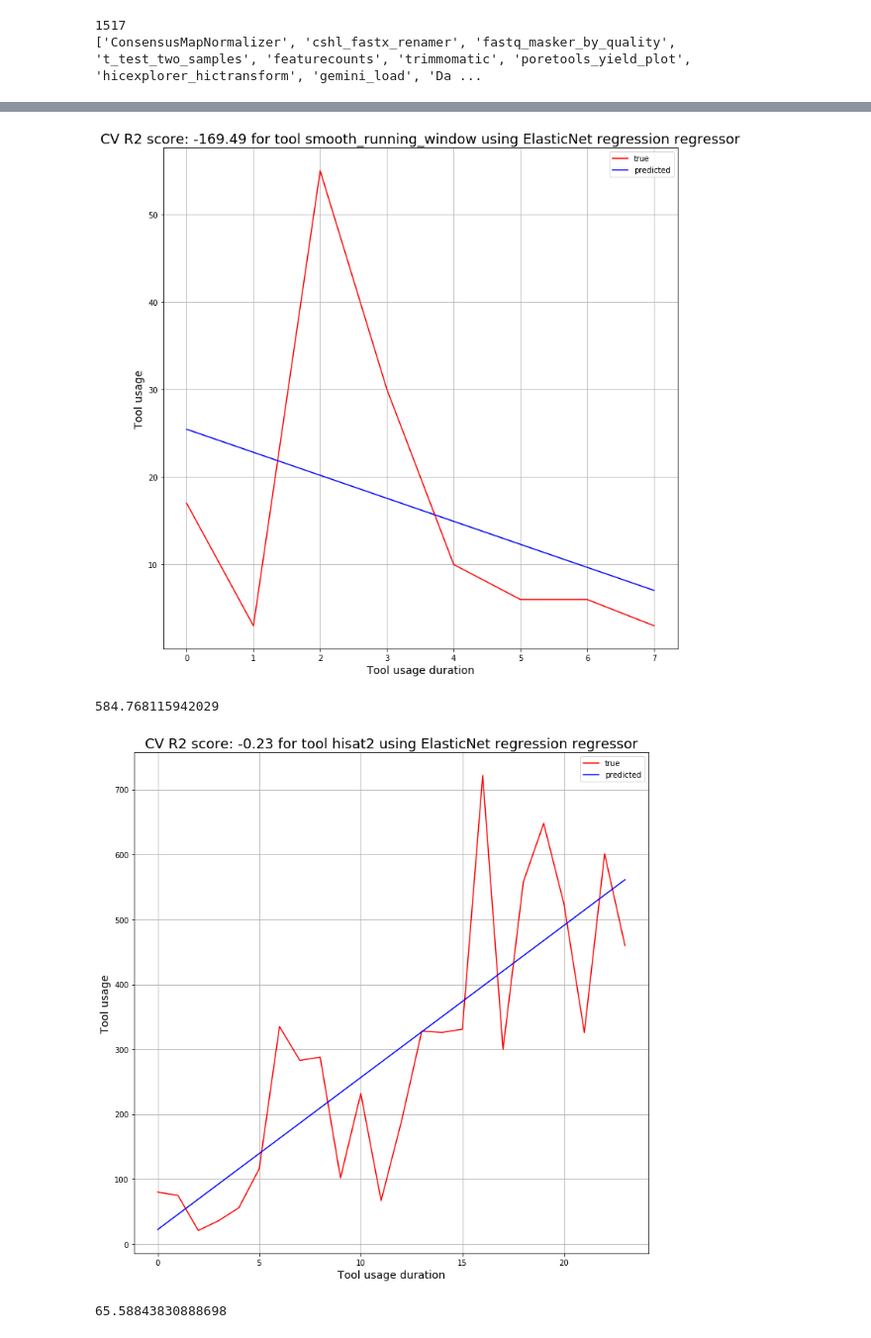
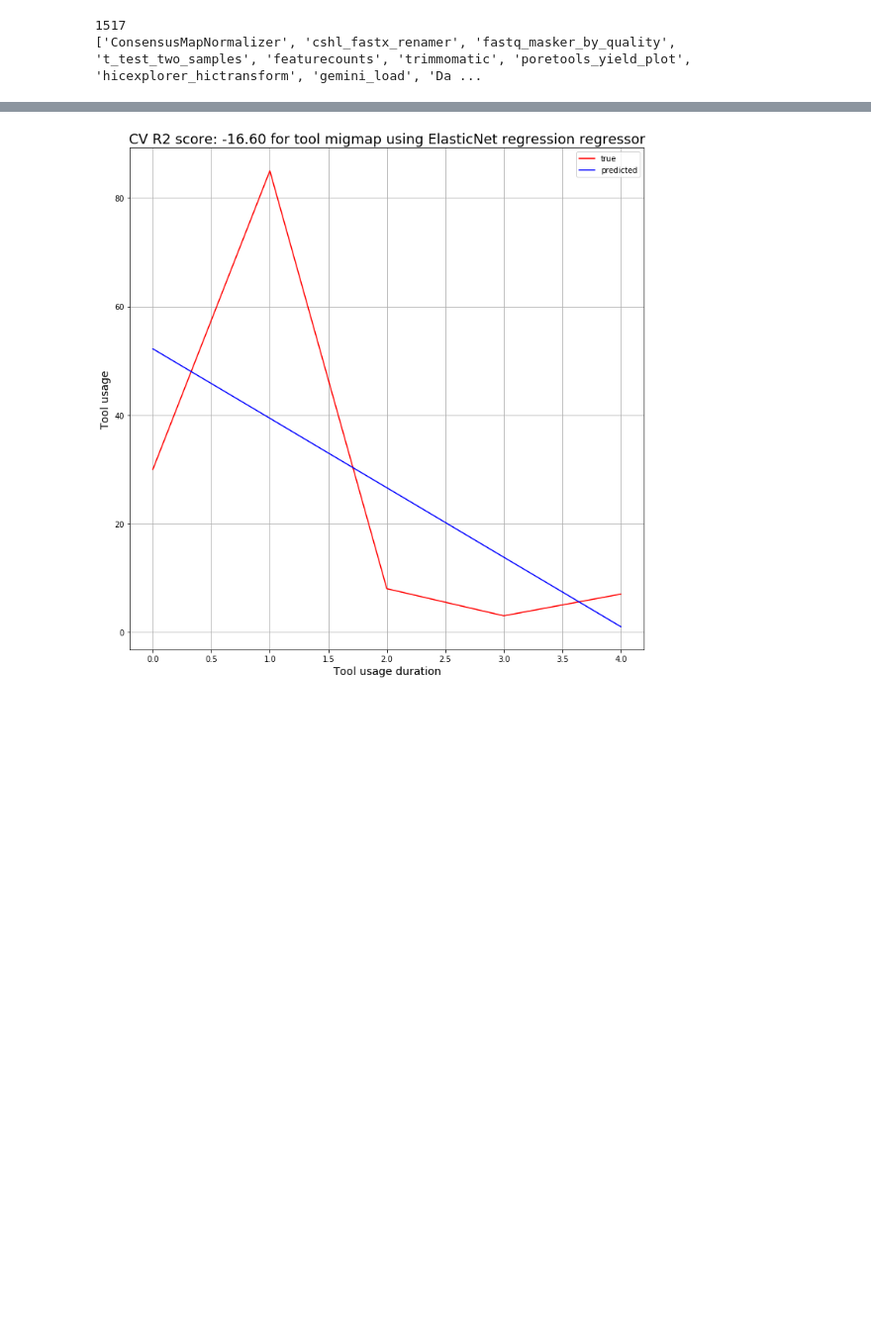
Before and after one commit to anuprulez/similar_galaxy_workflow, a Jupyter notebook: predict_tool_usage.ipynb, the cells around one changed output, grey strips where cells are left out. Shown: that part at 99% size. Drawn from its saved outputs; the diff is of its cells as text; code cells hidden in the pictures; blank space fills up the shorter version.

```diff
--- a/predict_tool_usage.ipynb
+++ b/predict_tool_usage.ipynb
@@ -118,7 +118,7 @@ def plot_hist(tool_name):
     x_val = list(reversed(x_val))
     y_val = list(reversed(y_val))
 
-    '''plt.figure(figsize=(12, 12))
+    plt.figure(figsize=(12, 12))
     x_pos = np.arange(len(x_val))
     plt.plot(x_pos, y_val, 'ro')
     plt.xlabel('Tool usage duration', size=size_label)
@@ -128,7 +128,7 @@ def plot_hist(tool_name):
     #plt.legend(['Original points', 'Adaboost regressor', 'Random forest', 'Gradient boosting regressor'])
 
     plt.grid(True)
-    plt.show()'''
+    plt.show()
 
     x_pos = np.arange(len(x_val))
     x_reshaped = x_pos.reshape(len(x_pos), 1)
@@ -162,9 +162,10 @@ def plot_hist(tool_name):
     y_reshaped = np.reshape(y_val, (len(x_pos), 1))'''
 
 # plot tool usage over time
-plot_hist('smooth_running_window')
-plot_hist('hisat2')
-plot_hist('IDMerger')
-plot_hist('bowtie2')
-plot_hist('bwa_mem')
+plot_hist('migmap')
+#plot_hist('qiime_summarize_taxa')
+#plot_hist('hisat2')
+#plot_hist('IDMerger')
+#plot_hist('bowtie2')
+#plot_hist('bwa_mem')
 # %% [output]
@@ -172,4 +174 @@ plot_hist('bwa_mem')
-[figure, old version]
-584.768115942029
-[figure, old version]
+[figure, new version]
-65.58843830888698
```
Also changed, not shown: parts of 1 cell of this notebook, 5 other files.
